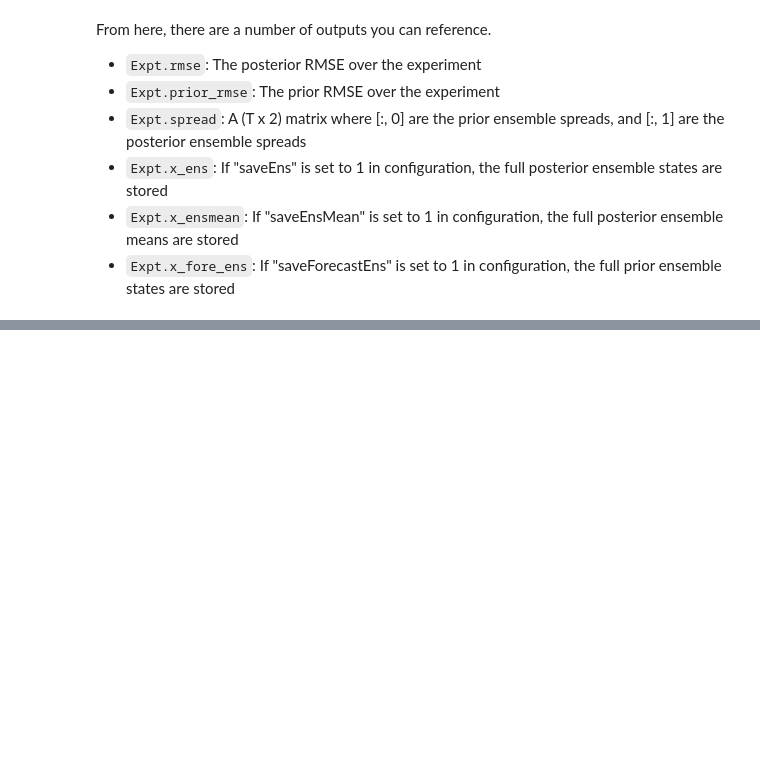
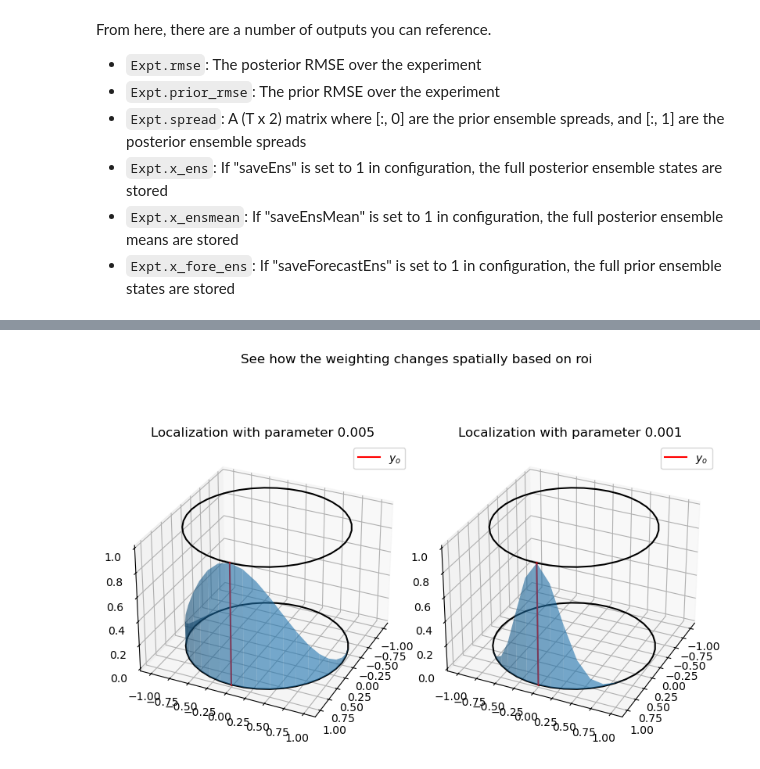
Before and after one commit to nikolaitM/DAPyr, a Jupyter notebook: src/tutorial.ipynb, the cells around one changed output, grey strips where cells are left out. Cells and saved outputs as stored; diff of their text form; code cells hidden in the pictures; blank space fills up the shorter version.

```diff
--- a/src/tutorial.ipynb
+++ b/src/tutorial.ipynb
@@ -104,0 +109,12 @@ Text(0, 0.5, 'Posterior RMSE')
+# %%
+expt2 = dap.copyExpt(expt)
+expt2.modExpt({'roi': 0.001})
+fig, ax = plt.subplots(1, 2, subplot_kw={'projection': '3d'}, figsize = (8, 6))
+dap.plotLocalization(expt, ax[0])
+dap.plotLocalization(expt2, ax[1])
+ax[0].set_title('Localization with parameter {}'.format(expt.getParam('roi')))
+ax[1].set_title('Localization with parameter {}'.format(expt2.getParam('roi')))
+fig.suptitle('See how the weighting changes spatially based on roi')
+fig.tight_layout()
+# %% [output]
+[figure, added]
```
Also changed, not shown: parts of 15 cells of this notebook.
